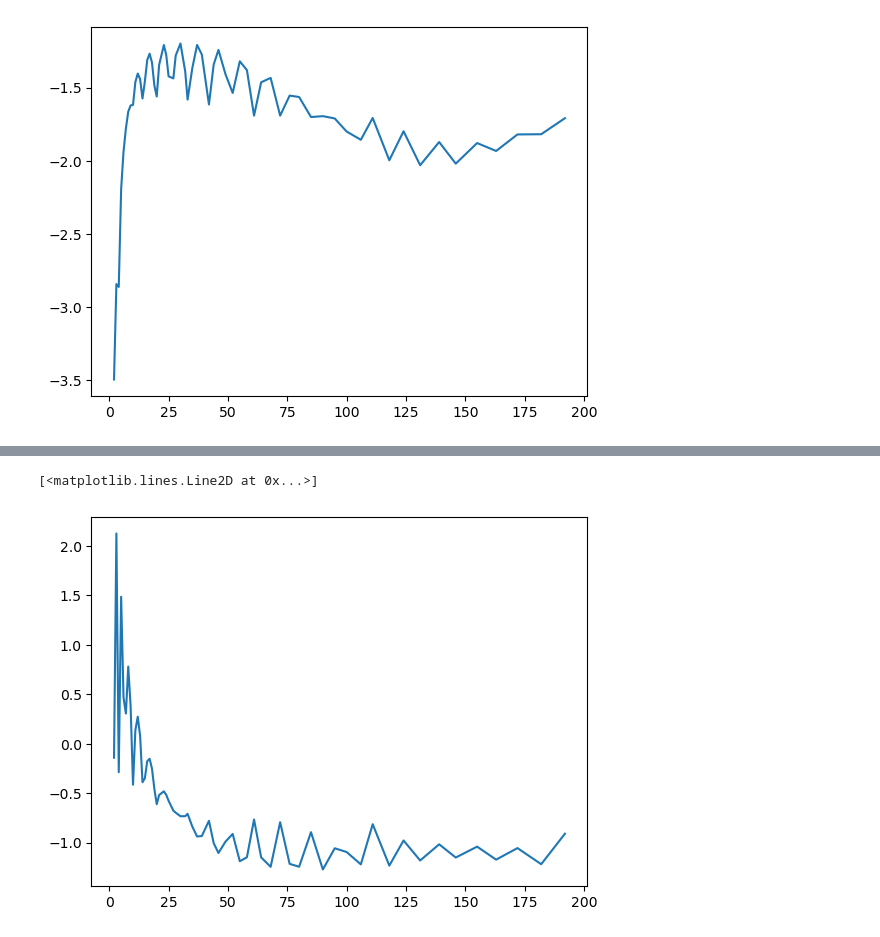
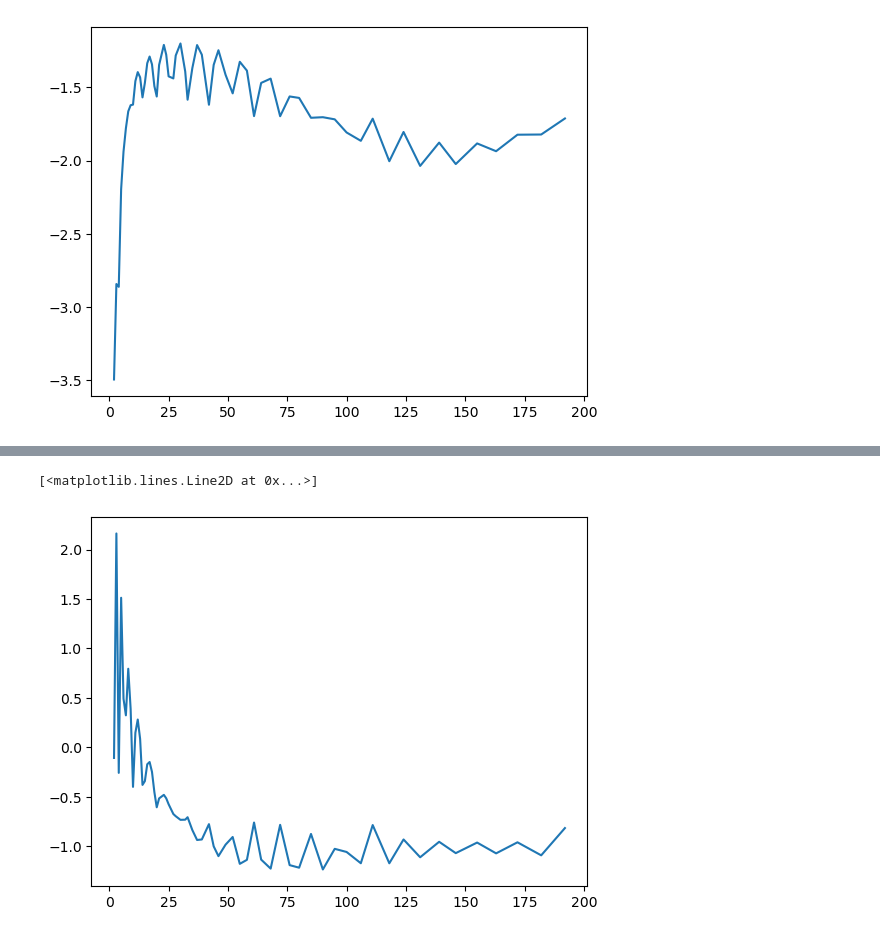
Before and after one commit to sofiachiarenza/Blastoise, a Jupyter notebook: overview.ipynb, the cells around one changed output, grey strips where cells are left out. Saved outputs shown, nothing was run; the diff lists cells and outputs as text; code cells hidden in the pictures.

```diff
--- a/overview.ipynb
+++ b/overview.ipynb
@@ -465,6 +465,12 @@ pure_blast_ss = np.load("blast_cls/blast_ss.npy")
 pure_blast_gs = np.load("blast_cls/blast_gs.npy")
 pure_blast_gcmbl = np.load("blast_cls/blast_gcmbl.npy")
 pure_blast_scmbl = np.load("blast_cls/blast_scmbl.npy");
+# %%
+D_gg = np.load("blast_cls/D_gg.npy")
+D_ss = np.load("blast_cls/D_ss.npy")
+D_gs = np.load("blast_cls/D_gs.npy")
+D_gcmbl = np.load("blast_cls/D_gcmbl.npy")
+D_scmbl = np.load("blast_cls/D_scmbl.npy");
 # %%
 cls_gg = np.load("FKEM/outputs/fkem_clgg.npz")
 cls_gs = np.load("FKEM/outputs/fkem_clgs.npz")
@@ -545,6 +555,6 @@ plt.title("Shear-shear");
 # %%
-ss = sp.interpolate.interp1d(ell_list, pure_blast_ss/(ell_list*(ell_list+1)))
-plt.plot(l_fkem, 100*(1 -ss(l_fkem)/cls_ss_pure))
+ss = sp.interpolate.interp1d(ell_list, D_ss/(ell_list*(ell_list+1)))
+plt.plot(l_fkem, 100*(1 -ss(l_fkem)/ss_fkem))
 # %% [output]
 [<matplotlib.lines.Line2D at 0x...>]
-[figure, old version]
+[figure, new version]
```
Also changed, not shown: parts of 14 cells of this notebook, 1 other file.
